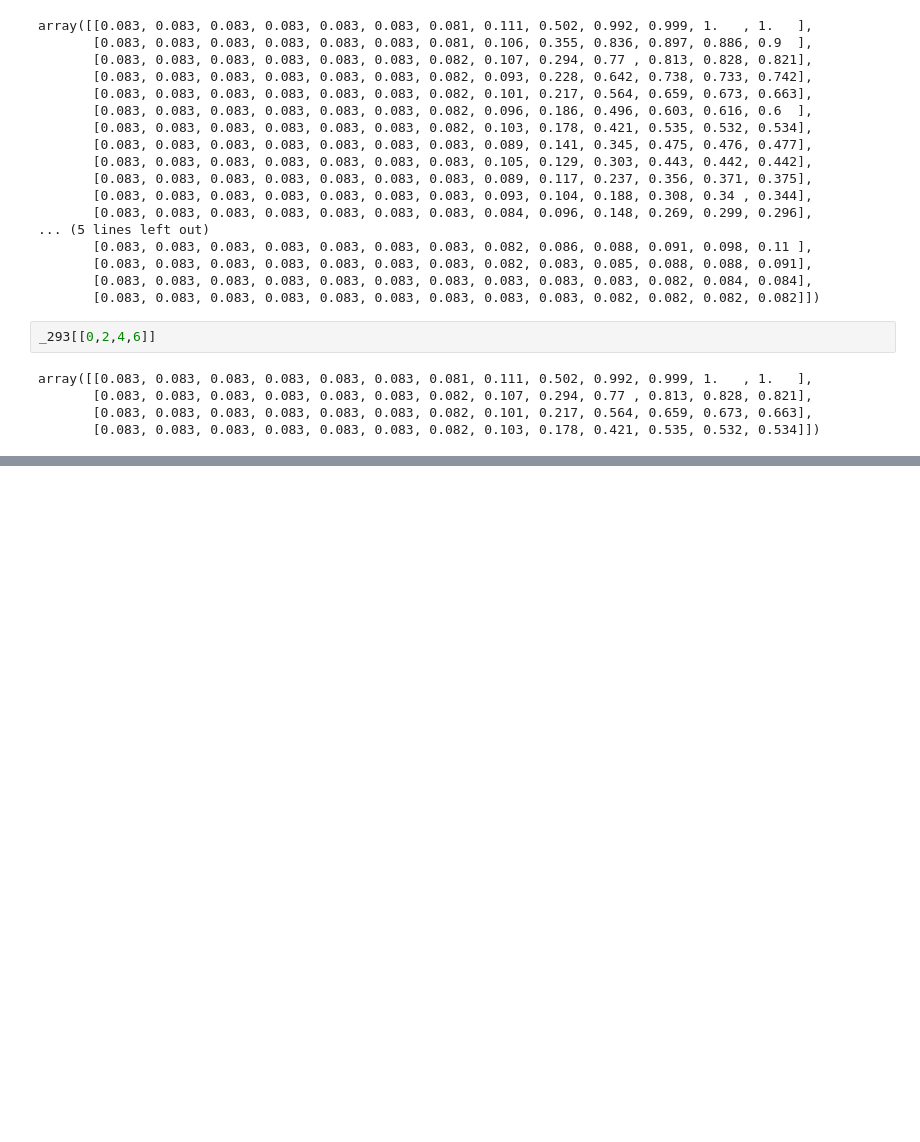
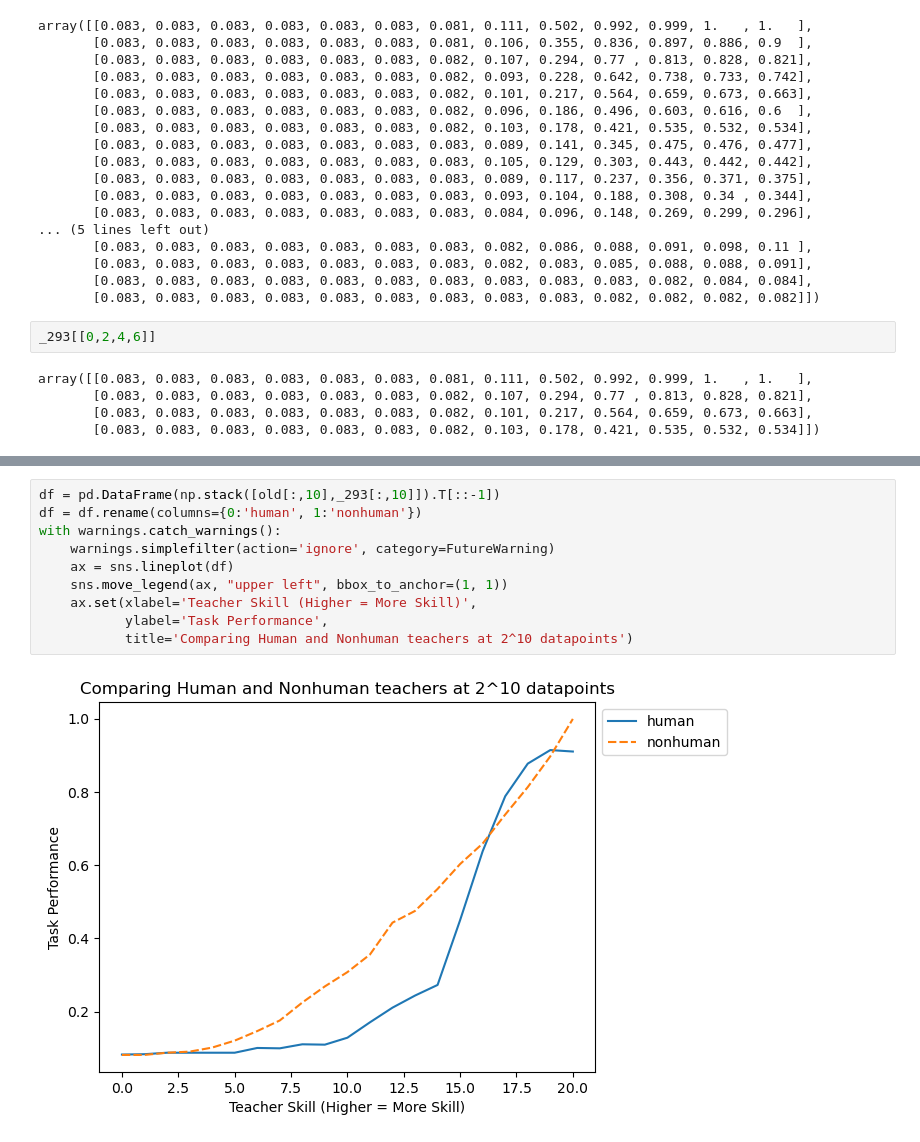
Before and after one commit to saumikn/gymnasium-test, a Jupyter notebook: tree.ipynb, the cells around one changed output, grey strips where cells are left out. Cells and saved outputs as stored; diff of their text form; blank space fills up the shorter version.

```diff
--- a/tree.ipynb
+++ b/tree.ipynb
@@ -547,0 +593,12 @@ old = np.array([[0.084, 0.084, 0.084, 0.085, 0.085, 0.088, 0.102, 0.214, 0.305,
+# %%
+df = pd.DataFrame(np.stack([old[:,10],_293[:,10]]).T[::-1])
+df = df.rename(columns={0:'human', 1:'nonhuman'})
+with warnings.catch_warnings():
+    warnings.simplefilter(action='ignore', category=FutureWarning)
+    ax = sns.lineplot(df)
+    sns.move_legend(ax, "upper left", bbox_to_anchor=(1, 1))
+    ax.set(xlabel='Teacher Skill (Higher = More Skill)',
+           ylabel='Task Performance',
+           title='Comparing Human and Nonhuman teachers at 2^10 datapoints')
+# %% [output]
+[figure, added]
```
Also changed, not shown: parts of 18 cells of this notebook.
